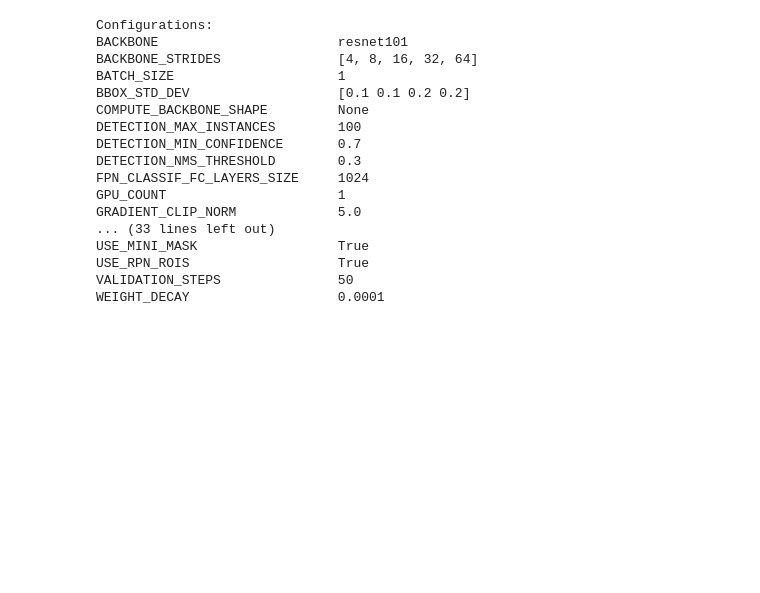
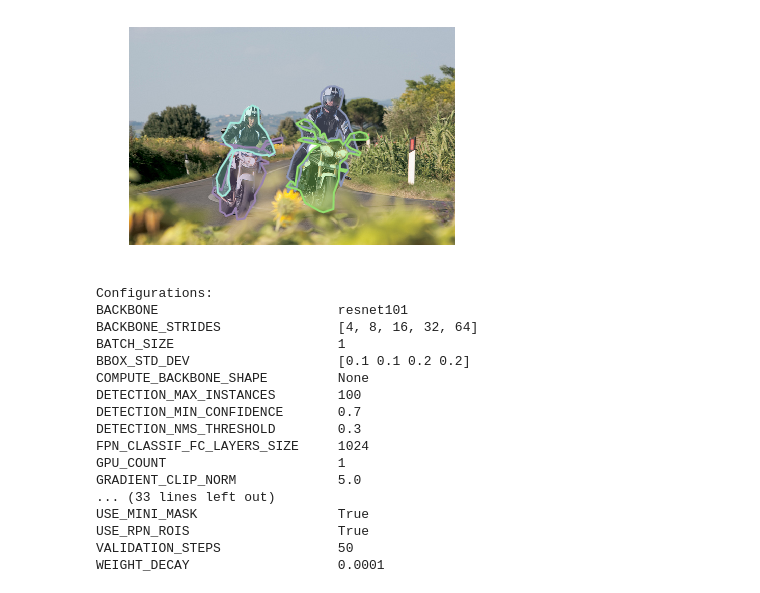
Before and after one commit to ATazmi/cs231Project, a Jupyter notebook: main.ipynb, the cells around one changed output. Cells and saved outputs as stored; diff of their text form; code cells hidden in the pictures; blank space fills up the shorter version.

```diff
--- a/main.ipynb
+++ b/main.ipynb
@@ -80,9 +96,11 @@ plt.show()
 # %%
 # load and display instance annotations
 plt.imshow(I); plt.axis('off')
-annIds = coco.getAnnIds(imgIds=img['id'], catIds=catIds, iscrowd=None)
-anns = coco.loadAnns(annIds)
-coco.showAnns(anns)
+annIds = cocoDatasetAnn.getAnnIds(imgIds=img['id'], catIds=catIds, iscrowd=None)
+anns = cocoDatasetAnn.loadAnns(annIds)
+cocoDatasetAnn.showAnns(anns)
+# %% [output]
+[figure, added]
 # %%
 class InferenceConfig(coco.CocoConfig):
     # Set batch size to 1 since we'll be running inference on
```
Also changed, not shown: parts of 7 cells of this notebook, 30 other files.
